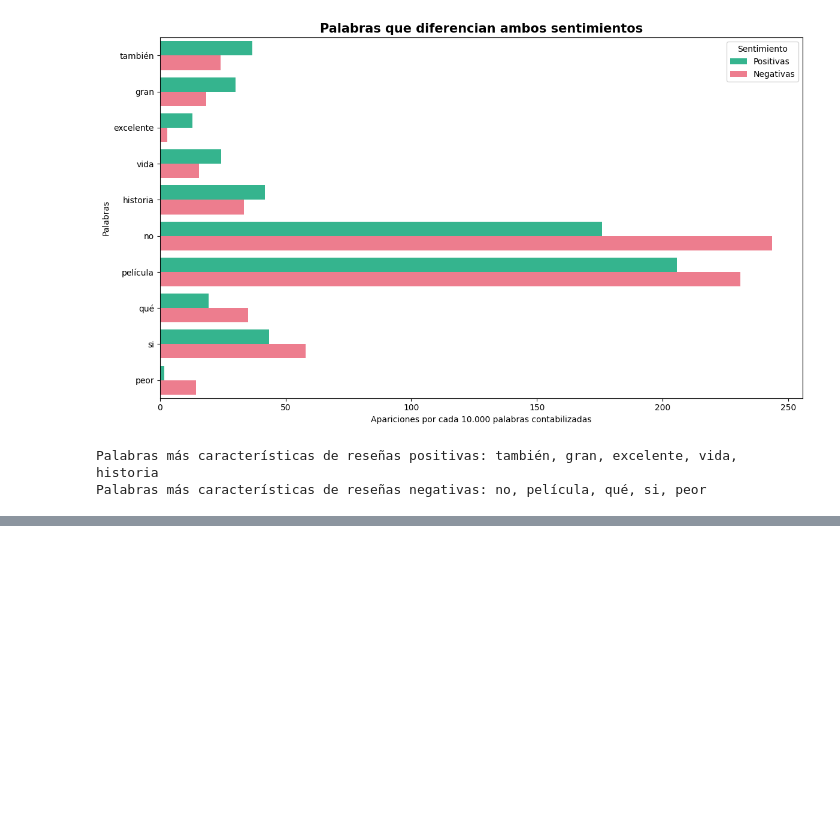
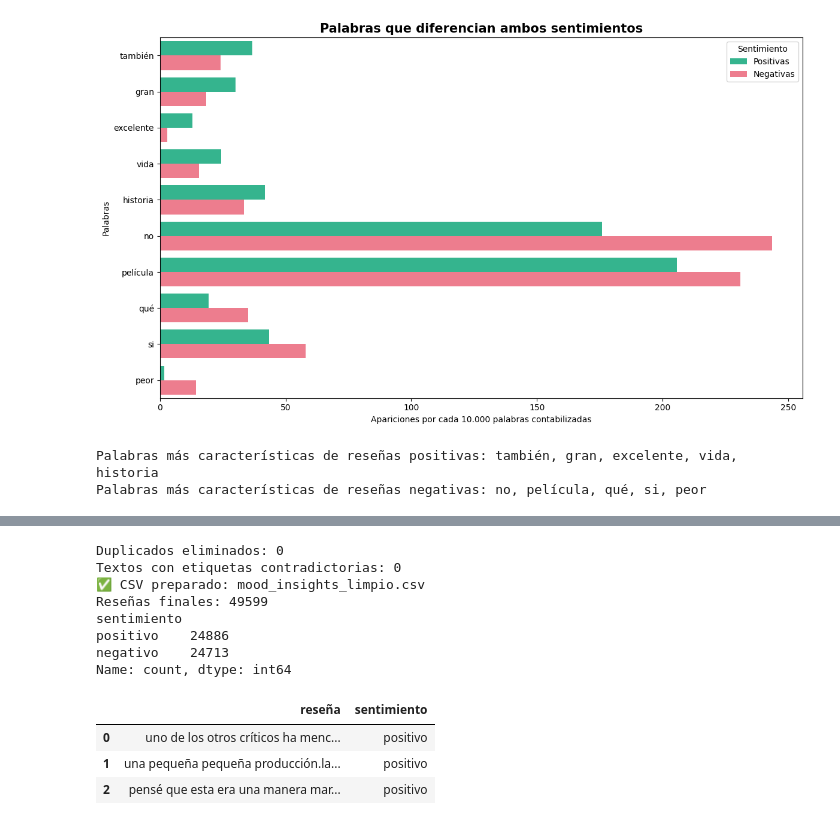
Before and after one commit to emontalban/Analisis-de-datos-NLP-y-Streamlit, a Jupyter notebook: notebook/MOOD-INSIGHTS_EDA.ipynb, the cells around one changed output, grey strips where cells are left out. Saved outputs shown, nothing was run; the diff lists cells and outputs as text; code cells hidden in the pictures; blank space fills up the shorter version.

```diff
--- a/MOOD-INSIGHTS_EDA.ipynb
+++ b/notebook/MOOD-INSIGHTS_EDA.ipynb
@@ -629,0 +636,51 @@ Palabras más características de reseñas negativas: no, película, qué, si, p
+# %%
+# Copiamos las columnas que necesita el modelo de sentimiento.
+df_nlp = df[["reseñas_minuscula", "sentimientos"]].rename(columns={
+    "reseñas_minuscula": "reseña",
+    "sentimientos": "sentimiento"
+}).copy()
+
+# Quitamos filas sin reseña o sin etiqueta.
+df_nlp = df_nlp.dropna(subset=["reseña", "sentimiento"]).copy()
+
+# Conservamos solo los sentimientos con los que vamos a entrenar.
+df_nlp = df_nlp[df_nlp["sentimiento"].isin(["positivo", "negativo"])].copy()
+
+# Retiramos espacios exteriores y textos vacíos.
+df_nlp["reseña"] = df_nlp["reseña"].astype(str).str.strip()
+df_nlp = df_nlp[df_nlp["reseña"].ne("")].copy()
+
+# Eliminamos coincidencias exactas de texto y sentimiento.
+antes = len(df_nlp)
+df_nlp = df_nlp.drop_duplicates(subset=["reseña", "sentimiento"]).copy()
+print("Duplicados eliminados:", antes - len(df_nlp))
+
+# Quitamos textos que aparecen etiquetados de las dos maneras.
+cuenta_etiquetas = df_nlp.groupby("reseña")["sentimiento"].nunique()
+textos_con_conflicto = cuenta_etiquetas[cuenta_etiquetas > 1].index
+print("Textos con etiquetas contradictorias:", len(textos_con_conflicto))
+df_nlp = df_nlp[~df_nlp["reseña"].isin(textos_con_conflicto)].copy()
+
+df_nlp = df_nlp.reset_index(drop=True)
+
+# Guardamos el dataset de entrada al NLP, sin índice extra.
+nombre_csv_limpio = "mood_insights_limpio.csv"
+df_nlp.to_csv(nombre_csv_limpio, index=False, encoding="utf-8-sig")
+
+print("✅ CSV preparado:", nombre_csv_limpio)
+print("Reseñas finales:", len(df_nlp))
+print(df_nlp["sentimiento"].value_counts())
+display(df_nlp.head(3))
+# %% [output]
+Duplicados eliminados: 0
+Textos con etiquetas contradictorias: 0
+✅ CSV preparado: mood_insights_limpio.csv
+Reseñas finales: 49599
+sentimiento
+positivo    24886
+negativo    24713
+Name: count, dtype: int64
+|  | reseña | sentimiento |
+| 0 | uno de los otros críticos ha menc... | positivo |
+| 1 | una pequeña pequeña producción.la... | positivo |
+| 2 | pensé que esta era una manera mar... | positivo |
```
Also changed, not shown: parts of 3 cells of this notebook, 5 other files.
